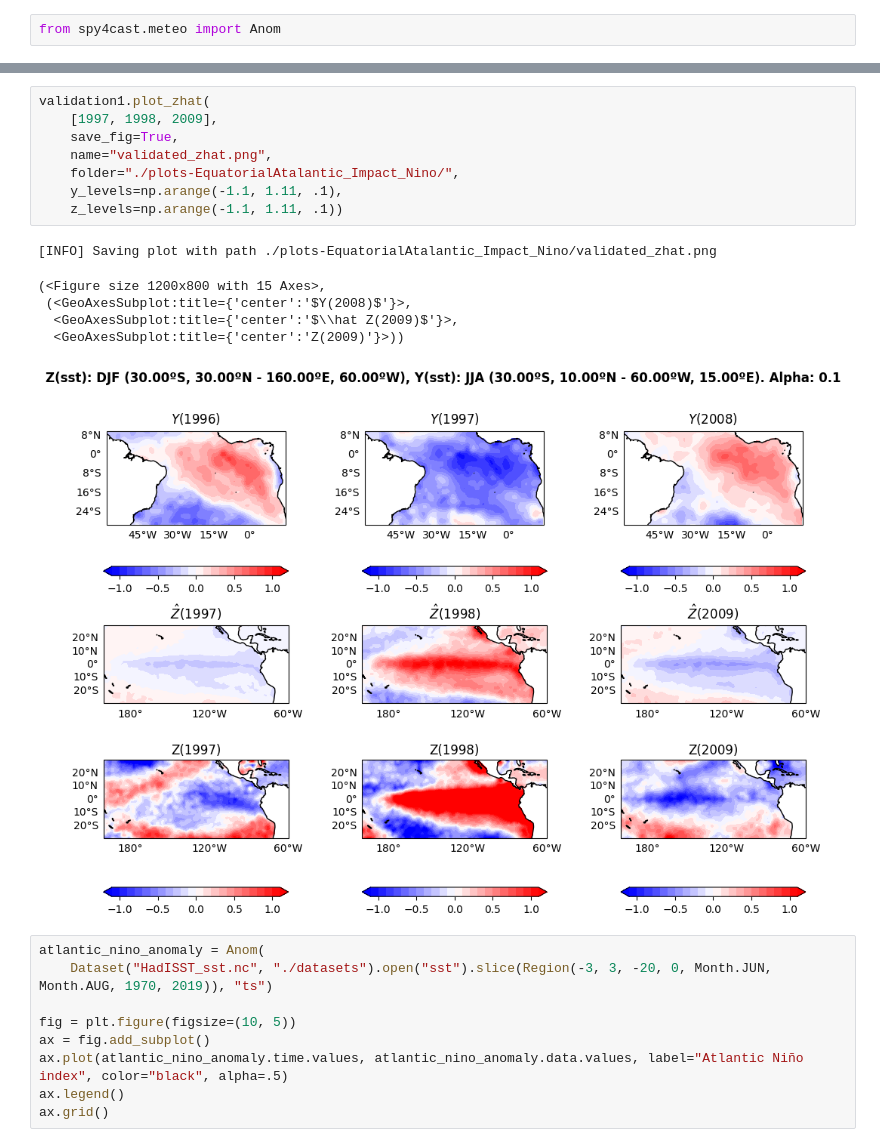
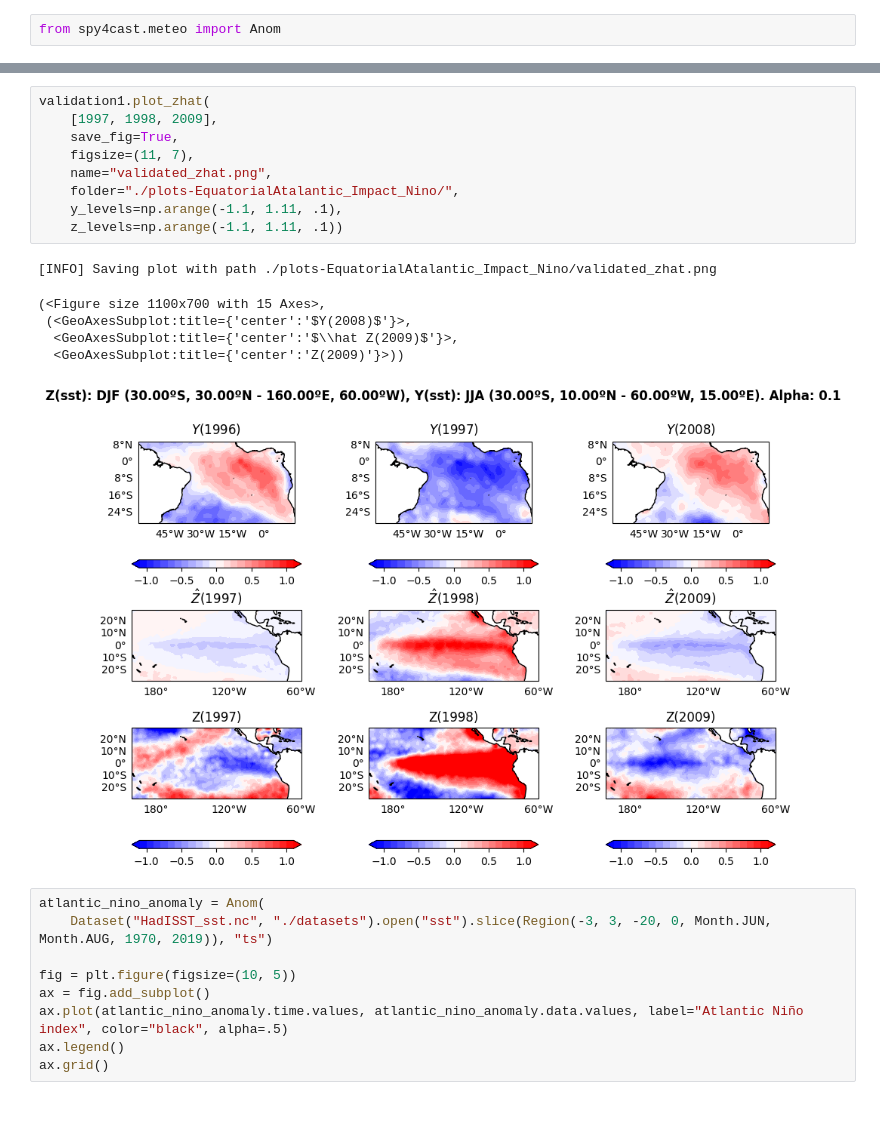
Before and after one commit to pabloduran016/Spy4CastManual, a Jupyter notebook: EquatorialAtlantic_Impact_Nino.ipynb, the cells around one changed output, grey strips where cells are left out. Drawn from its saved outputs; the diff is of its cells as text; blank space fills up the shorter version.

```diff
--- a/EquatorialAtlantic_Impact_Nino.ipynb
+++ b/EquatorialAtlantic_Impact_Nino.ipynb
@@ -302,18 +292,19 @@ validation1.plot(save_fig=True, folder="./plots-EquatorialAtalantic_Impact_Nino/
 # %%
 validation1.plot_zhat(
     [1997, 1998, 2009],
     save_fig=True,
+    figsize=(11, 7),
     name="validated_zhat.png",
     folder="./plots-EquatorialAtalantic_Impact_Nino/",
     y_levels=np.arange(-1.1, 1.11, .1),
     z_levels=np.arange(-1.1, 1.11, .1))
 # %% [output]
 [INFO] Saving plot with path ./plots-EquatorialAtalantic_Impact_Nino/validated_zhat.png
-(<Figure size 1200x800 with 15 Axes>,
+(<Figure size 1100x700 with 15 Axes>,
  (<GeoAxesSubplot:title={'center':'$Y(2008)$'}>,
   <GeoAxesSubplot:title={'center':'$\\hat Z(2009)$'}>,
   <GeoAxesSubplot:title={'center':'Z(2009)'}>))
-[figure, old version]
+[figure, new version]
 # %%
 atlantic_nino_anomaly = Anom(
     Dataset("HadISST_sst.nc", "./datasets").open("sst").slice(Region(-3, 3, -20, 0, Month.JUN, Month.AUG, 1970, 2019)), "ts")
```
Also changed, not shown: parts of 12 cells of this notebook, 5 other files.
